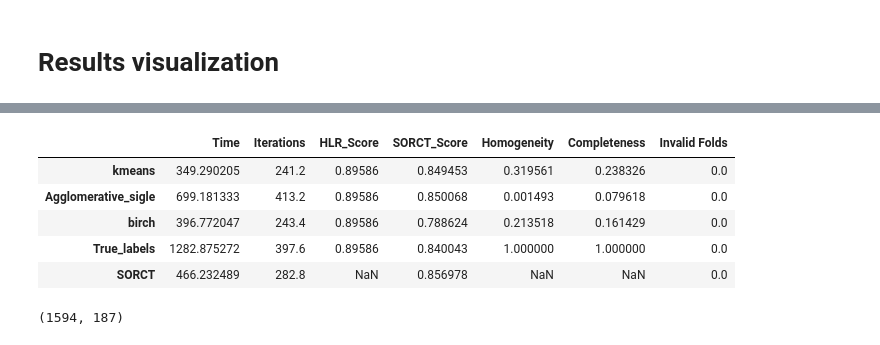
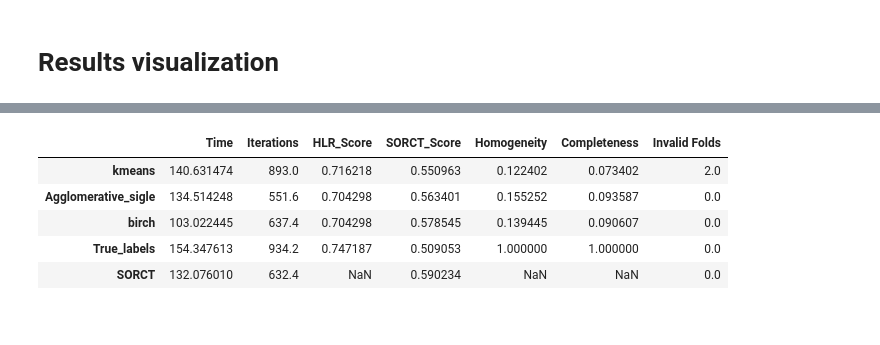
Before and after one commit to OscarPindaro/optimization-project, a Jupyter notebook: Results.ipynb, the cells around one changed output, grey strips where cells are left out. Drawn from its saved outputs; the diff is of its cells as text; code cells hidden in the pictures.

```diff
--- a/Results.ipynb
+++ b/Results.ipynb
@@ -15,7 +46,7 @@ iris_results.csv  seeds_data_final.csv
 # %%
 res_path = "results"
 names = ["car", "iris", "seeds_data", "new_thyroid", "splice"]
-path = os.path.join(res_path, "{}_results.csv".format(name))
+path = os.path.join(res_path, "{}_results.csv".format(names[0]))
 df = pd.read_csv(path, sep=" ", index_col=0)
 rob = pd.read_csv("results/iris_sorct.csv", sep=" ", index_col=0)
 rob
@@ -125,9 +168,9 @@ iris_results.csv  seeds_data_final.csv     splice_sorct.csv
 # %%
-dfs[-1]
+dfs[0]
 # %% [output]
 |  | Time | Iterations | HLR_Score | SORCT_Score | Homogeneity | Completeness | Invalid Folds |
-| kmeans | 349.290205 | 241.2 | 0.89586 | 0.849453 | 0.319561 | 0.238326 | 0.0 |
-| Agglomerative_sigle | 699.181333 | 413.2 | 0.89586 | 0.850068 | 0.001493 | 0.079618 | 0.0 |
-| birch | 396.772047 | 243.4 | 0.89586 | 0.788624 | 0.213518 | 0.161429 | 0.0 |
-| True_labels | 1282.875272 | 397.6 | 0.89586 | 0.840043 | 1.000000 | 1.000000 | 0.0 |
-| SORCT | 466.232489 | 282.8 | NaN | 0.856978 | NaN | NaN | 0.0 |
+| kmeans | 140.631474 | 893.0 | 0.716218 | 0.550963 | 0.122402 | 0.073402 | 2.0 |
+| Agglomerative_sigle | 134.514248 | 551.6 | 0.704298 | 0.563401 | 0.155252 | 0.093587 | 0.0 |
+| birch | 103.022445 | 637.4 | 0.704298 | 0.578545 | 0.139445 | 0.090607 | 0.0 |
+| True_labels | 154.347613 | 934.2 | 0.747187 | 0.509053 | 1.000000 | 1.000000 | 0.0 |
+| SORCT | 132.076010 | 632.4 | NaN | 0.590234 | NaN | NaN | 0.0 |
@@ -136,4 +176,0 @@ aa =pd.read_csv("datasets/splice.csv", sep=";")
-# %%
-aa.shape
-# %% [output]
-(1594, 187)
```
Also changed, not shown: parts of 23 cells of this notebook, 2 other files.
